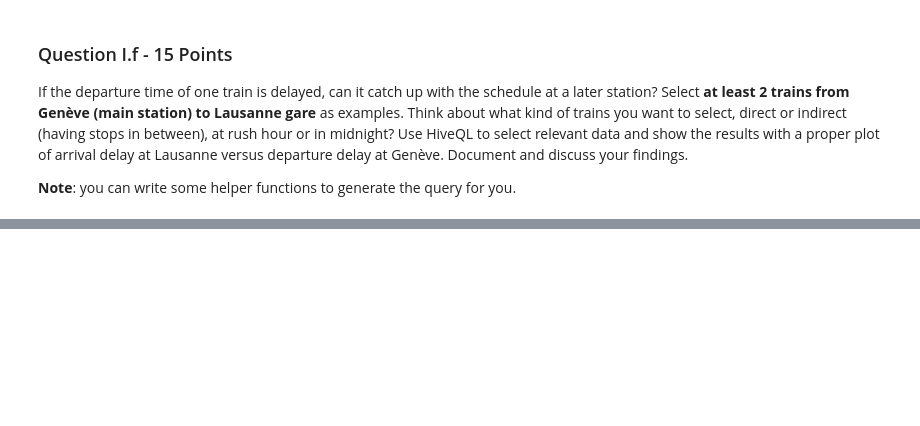
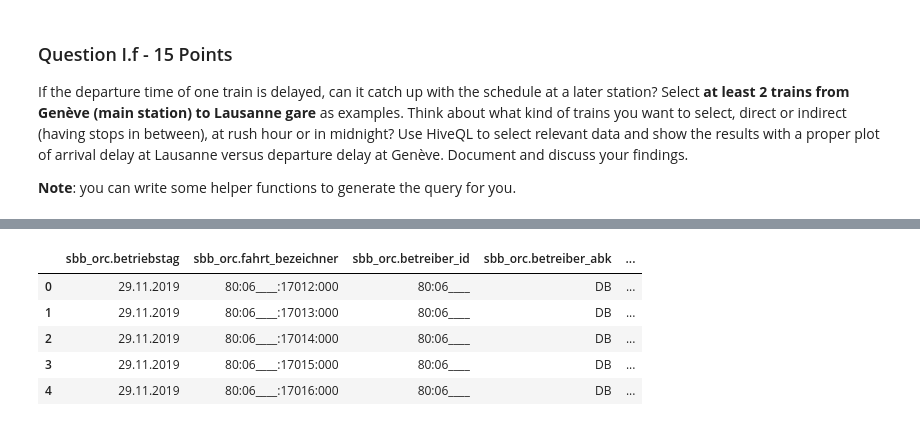
Before and after one commit to FurkanKarakas/dslab-homework-1, a Jupyter notebook: notebooks/DSLab_homework-1.ipynb, the cells around one changed output, grey strips where cells are left out. Drawn from its saved outputs; the diff is of its cells as text; code cells hidden in the pictures; blank space fills up the shorter version.

```diff
--- a/notebooks/DSLab_homework-1.ipynb
+++ b/notebooks/DSLab_homework-1.ipynb
@@ -419,0 +451,12 @@ pd.read_sql(query,conn)
+# %%
+query = """
+    select * from {0}.sbb_orc limit 5
+""".format(username)
+pd.read_sql(query, conn)
+# %% [output]
+|  | sbb_orc.betriebstag | sbb_orc.fahrt_bezeichner | sbb_orc.betreiber_id | sbb_orc.betreiber_abk | ... |
+| 0 | 29.11.2019 | 80:06____:17012:000 | 80:06____ | DB | ... |
+| 1 | 29.11.2019 | 80:06____:17013:000 | 80:06____ | DB | ... |
+| 2 | 29.11.2019 | 80:06____:17014:000 | 80:06____ | DB | ... |
+| 3 | 29.11.2019 | 80:06____:17015:000 | 80:06____ | DB | ... |
+| 4 | 29.11.2019 | 80:06____:17016:000 | 80:06____ | DB | ... |
```
Also changed, not shown: parts of 2 cells of this notebook.
